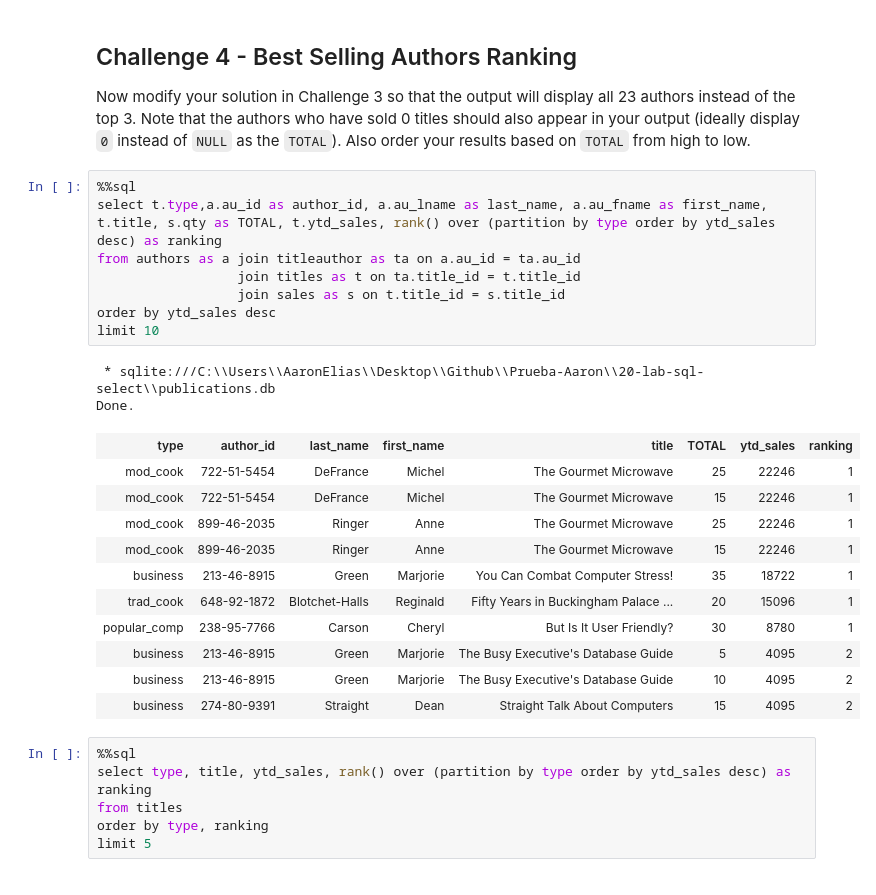
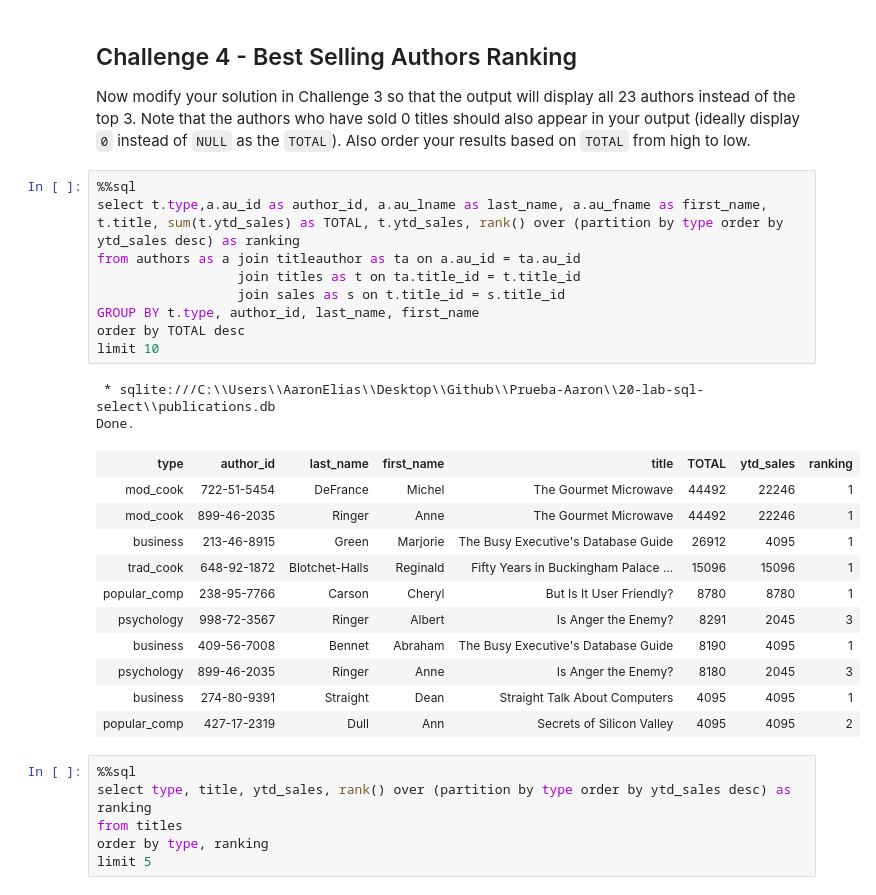
Before and after one commit to ironhack-bcn-data-pt/20-lab-sql-select, a Jupyter notebook: Main.ipynb, the cells around one changed output. Saved outputs shown, nothing was run; the diff lists cells and outputs as text.

```diff
--- a/Main.ipynb
+++ b/Main.ipynb
@@ -272,26 +264,27 @@ Done.
 Now modify your solution in Challenge 3 so that the output will display all 23 authors instead of the top 3. Note that the authors who have sold 0 titles should also appear in your output (ideally display `0` instead of `NULL` as the `TOTAL`). Also order your results based on `TOTAL` from high to low.
 # %%
 %%sql
-select t.type,a.au_id as author_id, a.au_lname as last_name, a.au_fname as first_name, t.title, s.qty as TOTAL, t.ytd_sales, rank() over (partition by type order by ytd_sales desc) as ranking
+select t.type,a.au_id as author_id, a.au_lname as last_name, a.au_fname as first_name, t.title, sum(t.ytd_sales) as TOTAL, t.ytd_sales, rank() over (partition by type order by ytd_sales desc) as ranking
 from authors as a join titleauthor as ta on a.au_id = ta.au_id
                   join titles as t on ta.title_id = t.title_id
                   join sales as s on t.title_id = s.title_id
-order by ytd_sales desc
+GROUP BY t.type, author_id, last_name, first_name
+order by TOTAL desc
 limit 10
 # %% [output]
  * sqlite:///C:\\Users\\AaronElias\\Desktop\\Github\\Prueba-Aaron\\20-lab-sql-select\\publications.db
 Done.
 | type | author_id | last_name | first_name | title | TOTAL | ytd_sales | ranking |
-| mod_cook | 722-51-5454 | DeFrance | Michel | The Gourmet Microwave | 25 | 22246 | 1 |
-| mod_cook | 722-51-5454 | DeFrance | Michel | The Gourmet Microwave | 15 | 22246 | 1 |
-| mod_cook | 899-46-2035 | Ringer | Anne | The Gourmet Microwave | 25 | 22246 | 1 |
-| mod_cook | 899-46-2035 | Ringer | Anne | The Gourmet Microwave | 15 | 22246 | 1 |
-| business | 213-46-8915 | Green | Marjorie | You Can Combat Computer Stress! | 35 | 18722 | 1 |
-| trad_cook | 648-92-1872 | Blotchet-Halls | Reginald | Fifty Years in Buckingham Palace ... | 20 | 15096 | 1 |
-| popular_comp | 238-95-7766 | Carson | Cheryl | But Is It User Friendly? | 30 | 8780 | 1 |
-| business | 213-46-8915 | Green | Marjorie | The Busy Executive's Database Guide | 5 | 4095 | 2 |
-| business | 213-46-8915 | Green | Marjorie | The Busy Executive's Database Guide | 10 | 4095 | 2 |
-| business | 274-80-9391 | Straight | Dean | Straight Talk About Computers | 15 | 4095 | 2 |
+| mod_cook | 722-51-5454 | DeFrance | Michel | The Gourmet Microwave | 44492 | 22246 | 1 |
+| mod_cook | 899-46-2035 | Ringer | Anne | The Gourmet Microwave | 44492 | 22246 | 1 |
+| business | 213-46-8915 | Green | Marjorie | The Busy Executive's Database Guide | 26912 | 4095 | 1 |
+| trad_cook | 648-92-1872 | Blotchet-Halls | Reginald | Fifty Years in Buckingham Palace ... | 15096 | 15096 | 1 |
+| popular_comp | 238-95-7766 | Carson | Cheryl | But Is It User Friendly? | 8780 | 8780 | 1 |
+| psychology | 998-72-3567 | Ringer | Albert | Is Anger the Enemy? | 8291 | 2045 | 3 |
+| business | 409-56-7008 | Bennet | Abraham | The Busy Executive's Database Guide | 8190 | 4095 | 1 |
+| psychology | 899-46-2035 | Ringer | Anne | Is Anger the Enemy? | 8180 | 2045 | 3 |
+| business | 274-80-9391 | Straight | Dean | Straight Talk About Computers | 4095 | 4095 | 1 |
+| popular_comp | 427-17-2319 | Dull | Ann | Secrets of Silicon Valley | 4095 | 4095 | 2 |
 # %%
 %%sql
 select type, title, ytd_sales, rank() over (partition by type order by ytd_sales desc) as ranking
```
Also changed, not shown: parts of 4 cells of this notebook.
